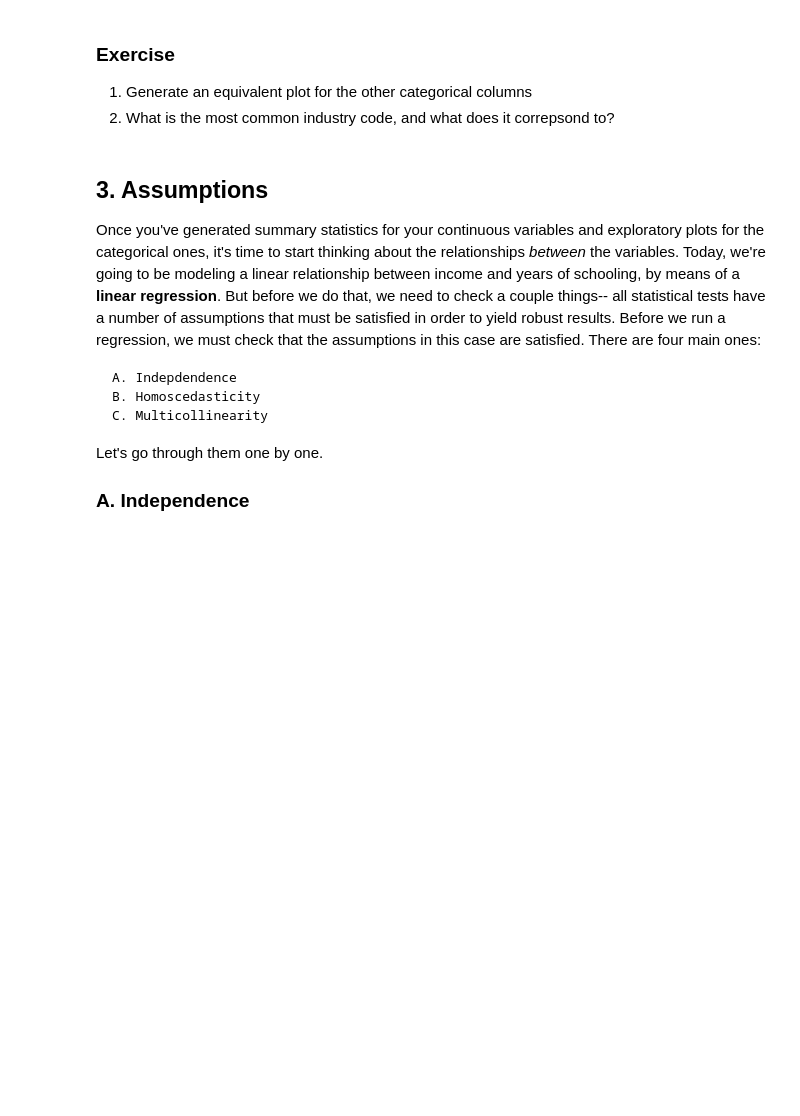
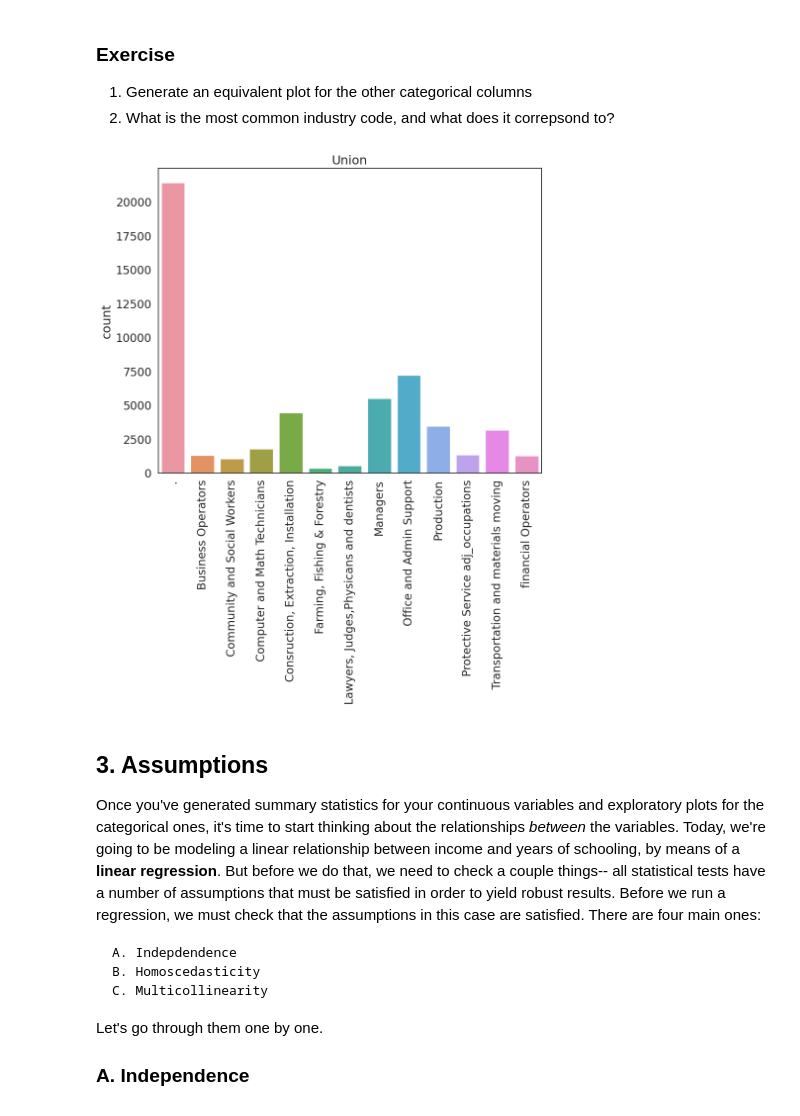
Before and after one commit to Prim-nirotrangsee/QM2, a Jupyter notebook: notebooks/W08. Linear Regression.ipynb, the cells around one changed output. Drawn from its saved outputs; the diff is of its cells as text; code cells hidden in the pictures; blank space fills up the shorter version.

```diff
--- a/notebooks/W08. Linear Regression.ipynb
+++ b/notebooks/W08. Linear Regression.ipynb
@@ -141,6 +168,16 @@ plt.show() # show the plot
 
 1. Generate an equivalent plot for the other categorical columns
 2. What is the most common industry code, and what does it correpsond to?
+# %%
+sns.countplot(data=reg_df, x='occupation')
+
+plt.title('Union')
+plt.xlabel('')
+plt.xticks(rotation=90)
+
+plt.show()
+# %% [output]
+[figure, added]
 # %% [markdown]
 ## 3. Assumptions
 
```
Also changed, not shown: parts of 32 cells of this notebook.
